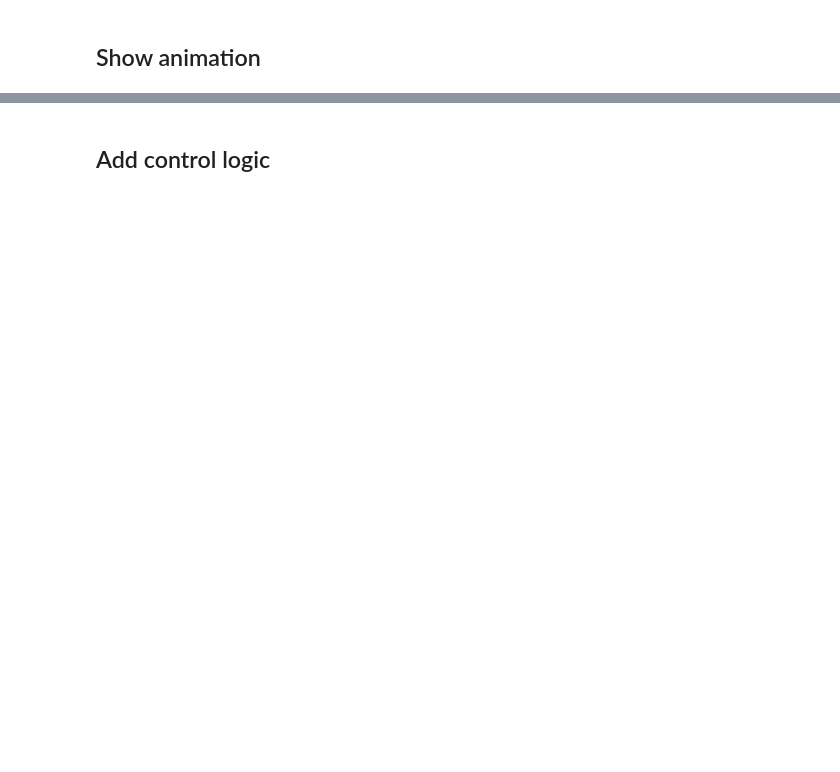
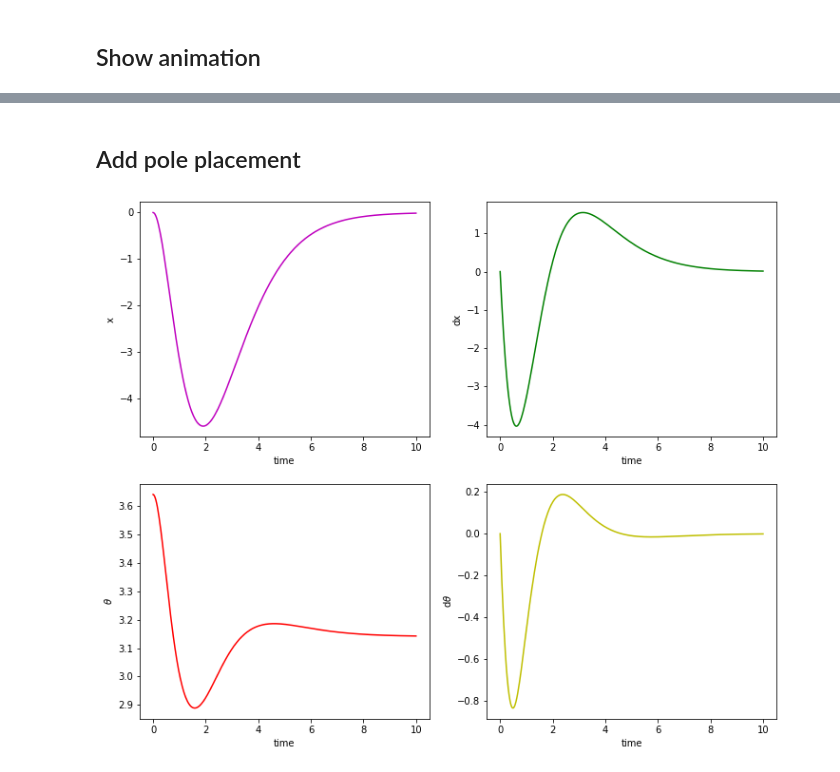
Before and after one commit to lYC92/cartpend, a Jupyter notebook: cartpend_sim.ipynb, the cells around one changed output, grey strips where cells are left out. Saved outputs shown, nothing was run; the diff lists cells and outputs as text; code cells hidden in the pictures; blank space fills up the shorter version.

```diff
--- a/cartpend_sim.ipynb
+++ b/cartpend_sim.ipynb
@@ -122,2 +122,2 @@ ani_a.save('Pendulum_Control.mp4',fps=30)
 # %% [markdown]
-## Add control logic
+## Add pole placement
@@ -123,0 +176,29 @@ ani_a.save('Pendulum_Control.mp4',fps=30)
+# %%
+res_x = [row[0] for row in y]
+res_dx = [row[1] for row in y]
+res_theta = [row[2] for row in y]
+res_dtheta = [row[3] for row in y]
+
+plt.figure(figsize=(12,10))
+plt.subplot(221)
+plt.plot(t,res_x, 'm')
+plt.xlabel('time')
+plt.ylabel('x')
+
+plt.subplot(222)
+plt.plot(t,res_dx, 'g')
+plt.xlabel('time')
+plt.ylabel('dx')
+
+plt.subplot(223)
+plt.plot(t,res_theta, 'r')
+plt.xlabel('time')
+plt.ylabel(r'$\theta$')
+
+plt.subplot(224)
+plt.plot(t,res_dtheta, 'y')
+plt.xlabel('time')
+plt.ylabel('d' + r'$\theta$')
+plt.show()
+# %% [output]
+[figure, added]
```
Also changed, not shown: parts of 6 cells of this notebook, 1 other file.
